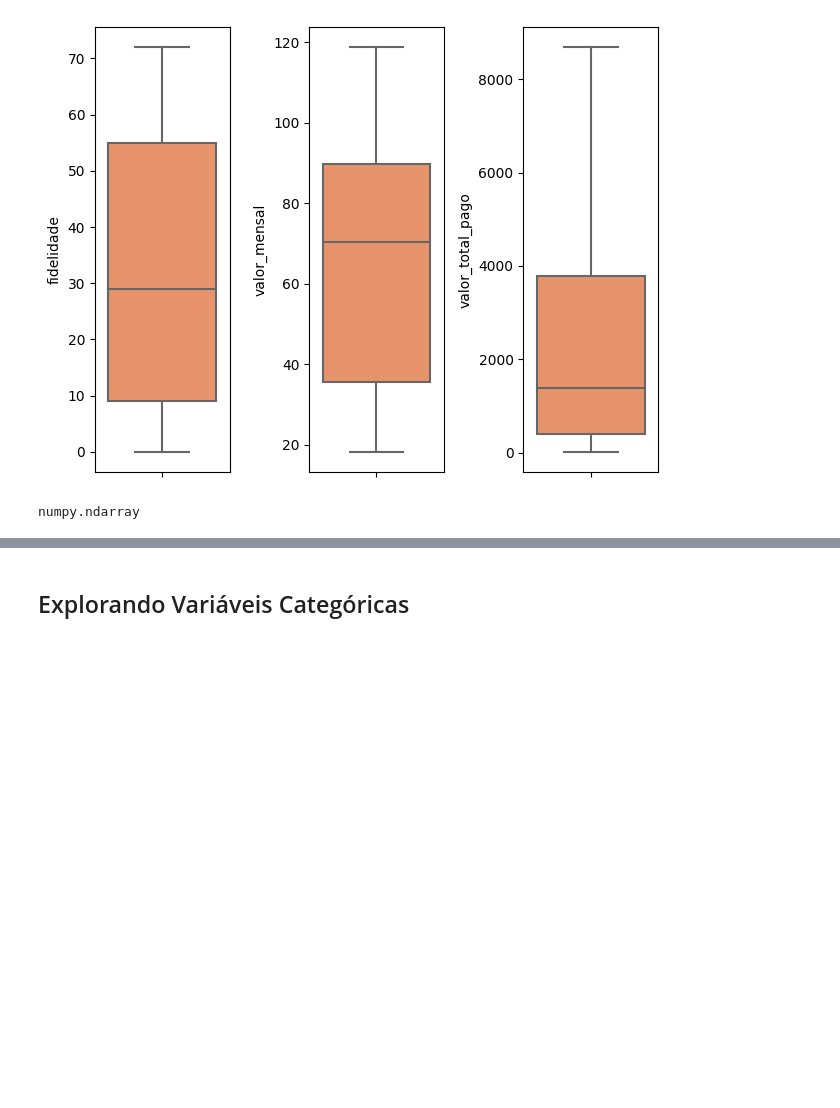
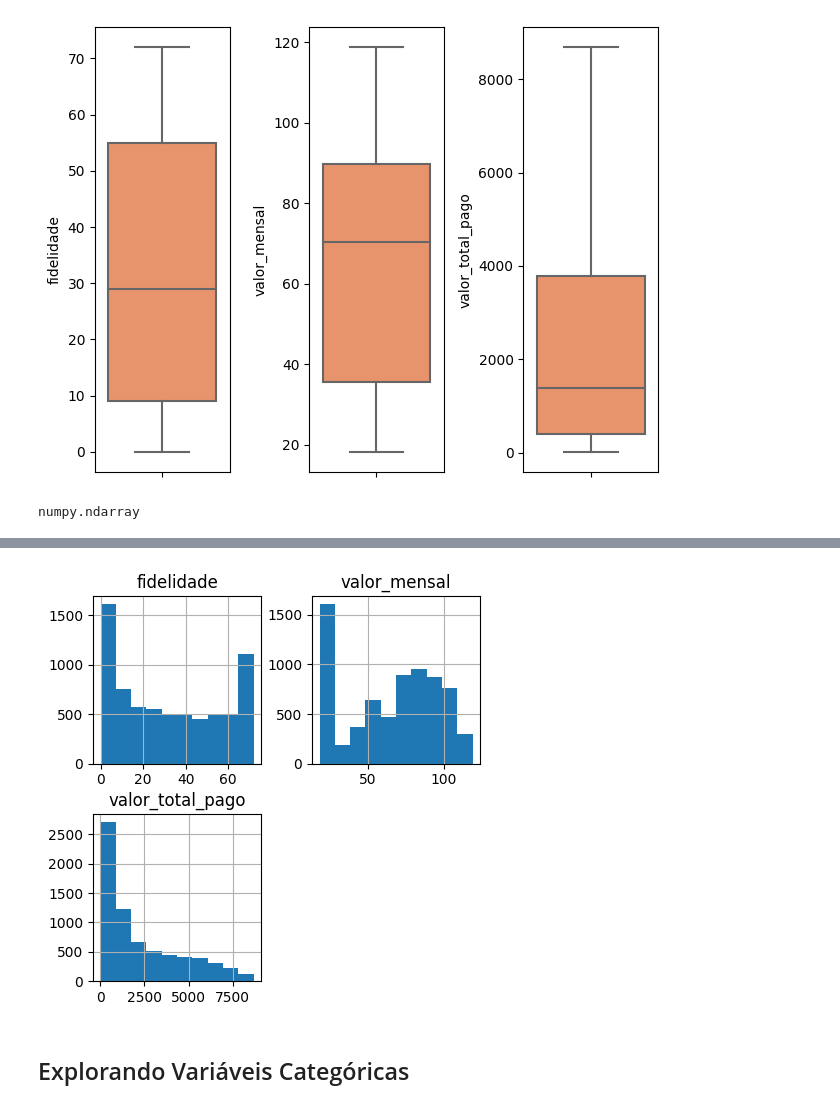
Before and after one commit to alyssonmontovanelli/analise_Previsao_Churn_teleComunicacoes, a Jupyter notebook: notebooks/01_Analise_Exploratoria.ipynb, the cells around one changed output, grey strips where cells are left out. Drawn from its saved outputs; the diff is of its cells as text; code cells hidden in the pictures; blank space fills up the shorter version.

```diff
--- a/notebooks/01_Analise_Exploratoria.ipynb
+++ b/notebooks/01_Analise_Exploratoria.ipynb
@@ -238,3 +248,8 @@ plt.show()
+# %%
+dados.hist(figsize = (5,5), bins = 10)
+plt.show()
+# %% [output]
+[figure, added]
 # %% [markdown]
 ## Explorando Variáveis Categóricas
 # %%
```
Also changed, not shown: parts of 41 cells of this notebook, 2 other files.
